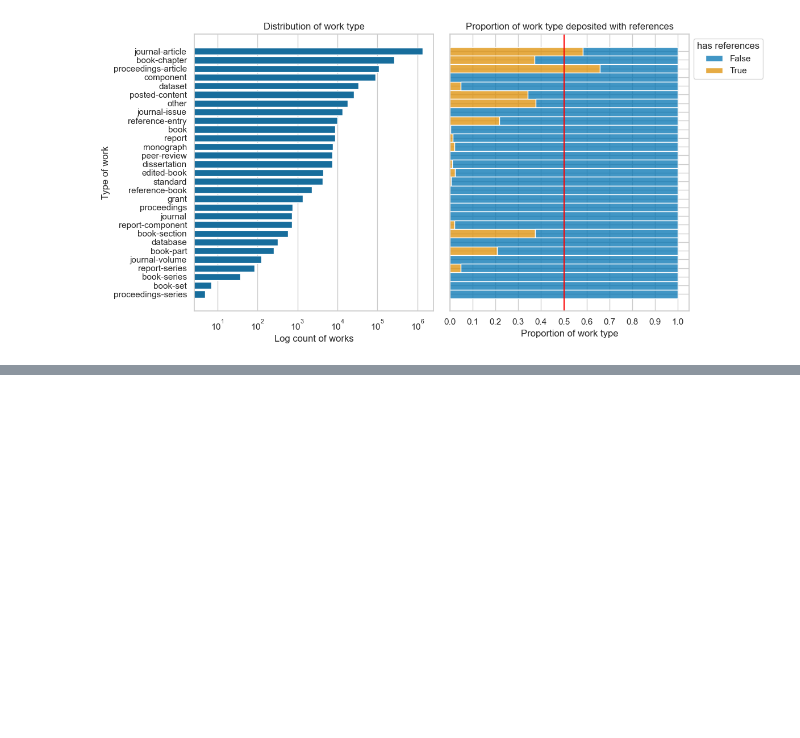
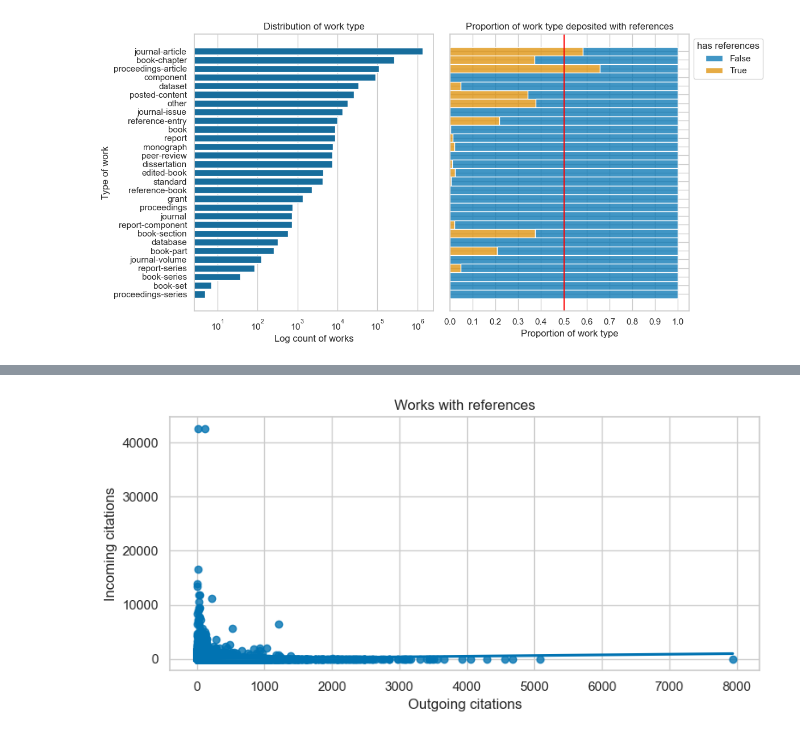
Before and after one commit to kat-kel/jubilant-barnacle, a Jupyter notebook: notebook.ipynb, the cells around one changed output, grey strips where cells are left out. Saved outputs shown, nothing was run; the diff lists cells and outputs as text; code cells hidden in the pictures; blank space fills up the shorter version.

```diff
--- a/notebook.ipynb
+++ b/notebook.ipynb
@@ -151,0 +236,41 @@ fig.savefig("vis/sample_deposit_delay_per_has_refs.png")
+# %%
+fig, ((ax1)) = plt.subplots(1,1, figsize = (8,4))
+
+df = conn.sql("""
+select
+    citations_incoming,
+    citations_outgoing
+from works
+where has_refs = True
+""").df()
+sns.regplot(
+    df,
+    x="citations_outgoing",
+    y="citations_incoming",
+    ax=ax1
+).set_title("Works with references")
+ax1.set_xlabel("Outgoing citations")
+ax1.set_ylabel("Incoming citations")
+
+# df = conn.sql("""
+# select
+#     citations_incoming,
+#     citations_outgoing
+# from works
+# where has_refs = True
+# and citations_incoming < 5_000
+# and citations_outgoing < 5_000
+# """).df()
+# sns.regplot(
+#     df,
+#     x="citations_outgoing",
+#     y="citations_incoming",
+#     ax=ax2
+# ).set_title("Excluding outliers, citations < 5000")
+# ax2.set_xlabel("Outgoing citations")
+# ax2.set_ylabel("Incoming citations")
+
+plt.tight_layout()
+fig.savefig("vis/linear_regression.png")
+# %% [output]
+[figure, added]
```
Also changed, not shown: parts of 6 cells of this notebook.
